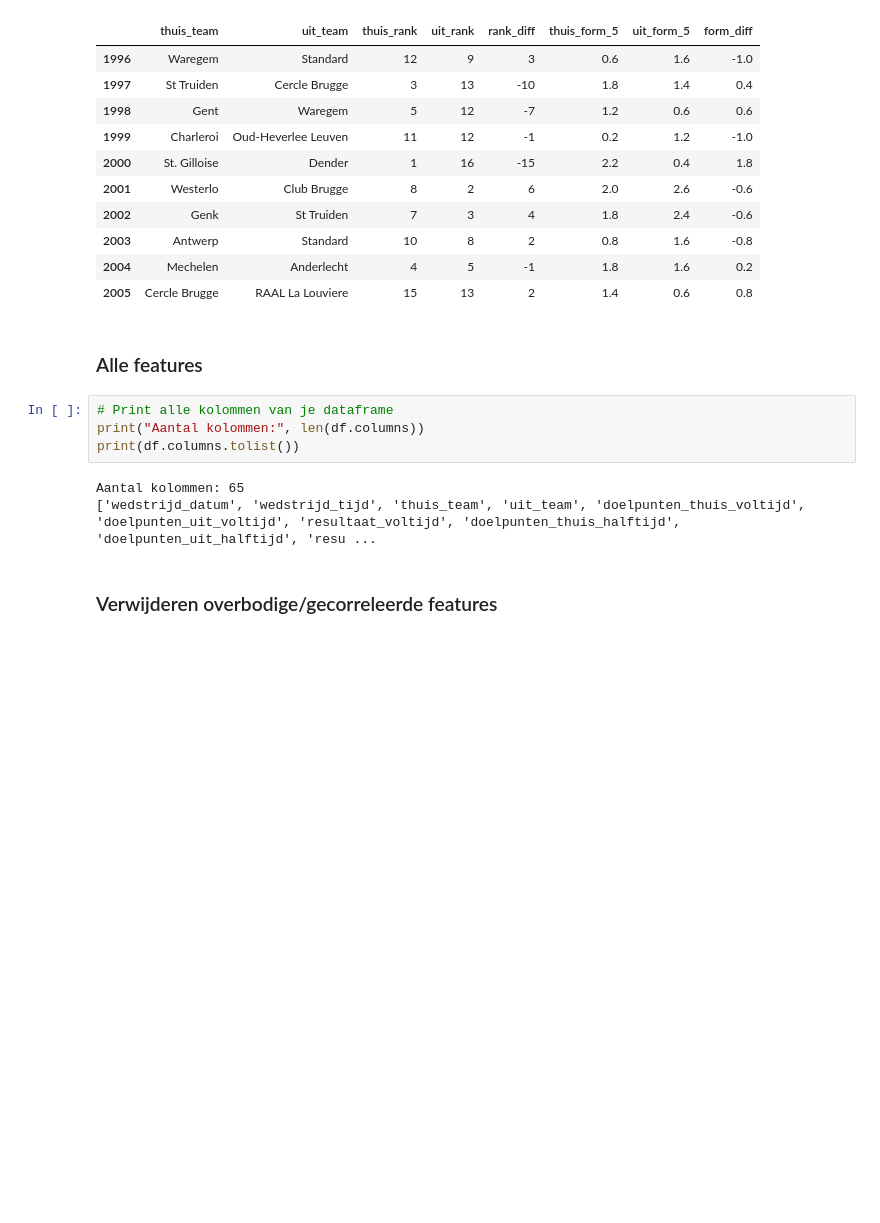
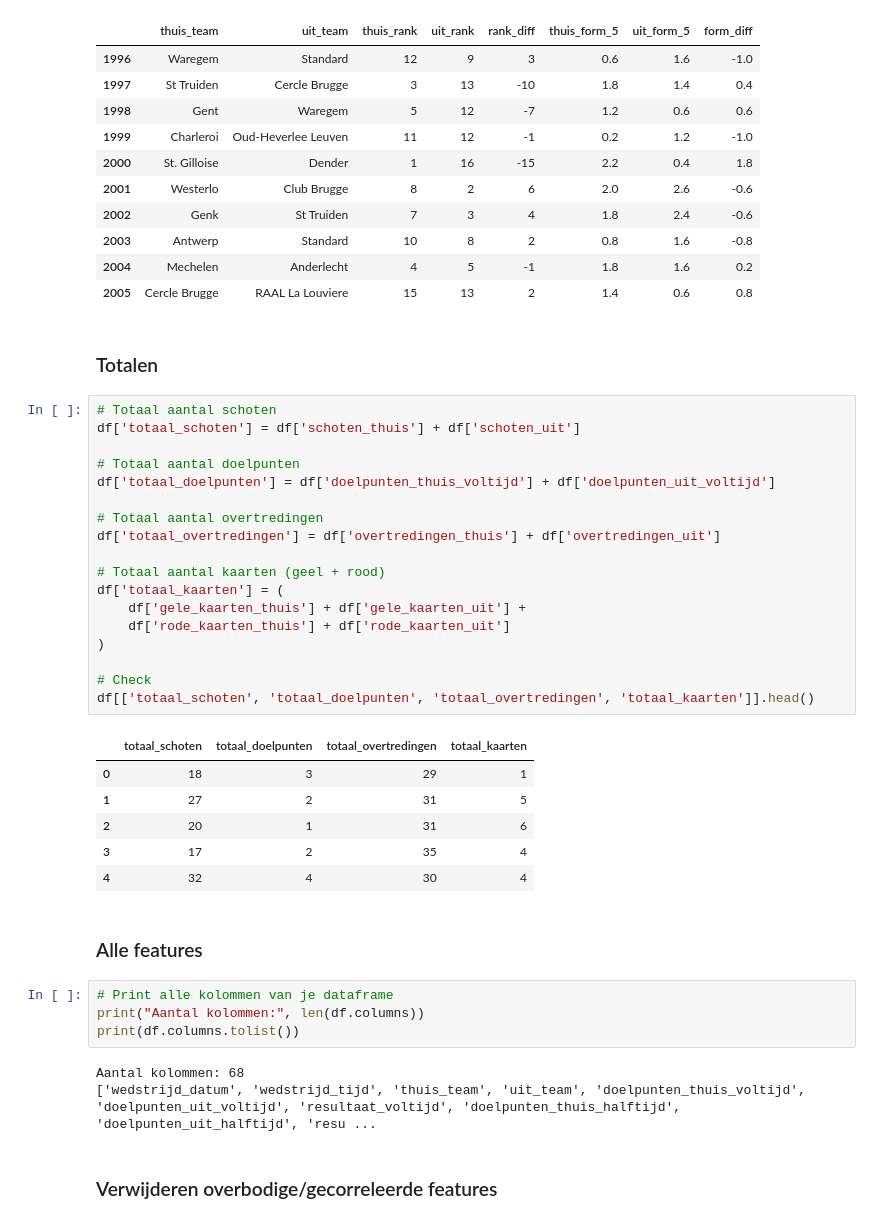
Before and after one commit to Torbendes/Bachelorproef, a Jupyter notebook: code/analyse/jpl_analyse.ipynb, the cells around one changed output. Saved outputs shown, nothing was run; the diff lists cells and outputs as text; blank space fills up the shorter version.

Commit message:
totalen features

```diff
--- a/code/analyse/jpl_analyse.ipynb
+++ b/code/analyse/jpl_analyse.ipynb
@@ -847,6 +859,33 @@ df[['thuis_team','uit_team','thuis_rank','uit_rank','rank_diff',
 | 2003 | Antwerp | Standard | 10 | 8 | 2 | 0.8 | 1.6 | -0.8 |
 | 2004 | Mechelen | Anderlecht | 4 | 5 | -1 | 1.8 | 1.6 | 0.2 |
 | 2005 | Cercle Brugge | RAAL La Louviere | 15 | 13 | 2 | 1.4 | 0.6 | 0.8 |
+# %% [markdown]
+### Totalen
+# %%
+# Totaal aantal schoten
+df['totaal_schoten'] = df['schoten_thuis'] + df['schoten_uit']
+
+# Totaal aantal doelpunten
+df['totaal_doelpunten'] = df['doelpunten_thuis_voltijd'] + df['doelpunten_uit_voltijd']
+
+# Totaal aantal overtredingen
+df['totaal_overtredingen'] = df['overtredingen_thuis'] + df['overtredingen_uit']
+
+# Totaal aantal kaarten (geel + rood)
+df['totaal_kaarten'] = (
+    df['gele_kaarten_thuis'] + df['gele_kaarten_uit'] +
+    df['rode_kaarten_thuis'] + df['rode_kaarten_uit']
+)
+
+# Check
+df[['totaal_schoten', 'totaal_doelpunten', 'totaal_overtredingen', 'totaal_kaarten']].head()
+# %% [output]
+|  | totaal_schoten | totaal_doelpunten | totaal_overtredingen | totaal_kaarten |
+| 0 | 18 | 3 | 29 | 1 |
+| 1 | 27 | 2 | 31 | 5 |
+| 2 | 20 | 1 | 31 | 6 |
+| 3 | 17 | 2 | 35 | 4 |
+| 4 | 32 | 4 | 30 | 4 |
 # %% [markdown]
 ### Alle features
 # %%
@@ -854,7 +893,7 @@ df[['thuis_team','uit_team','thuis_rank','uit_rank','rank_diff',
 print("Aantal kolommen:", len(df.columns))
 print(df.columns.tolist())
 # %% [output]
-Aantal kolommen: 65
+Aantal kolommen: 68
 ['wedstrijd_datum', 'wedstrijd_tijd', 'thuis_team', 'uit_team', 'doelpunten_thuis_voltijd', 'doelpunten_uit_voltijd', 'resultaat_voltijd', 'doelpunten_thuis_halftijd', 'doelpunten_uit_halftijd', 'resu ...
 # %% [markdown]
 ### Verwijderen overbodige/gecorreleerde features
```
Also changed, not shown: parts of 16 cells of this notebook, 1 other file.
